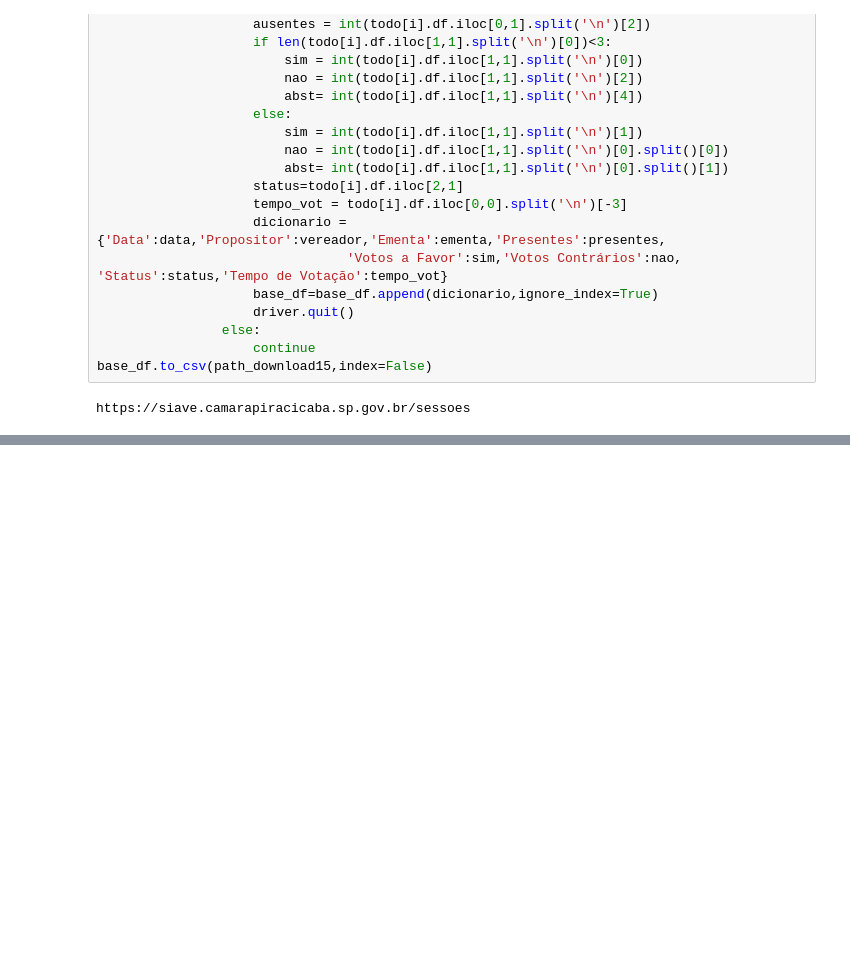
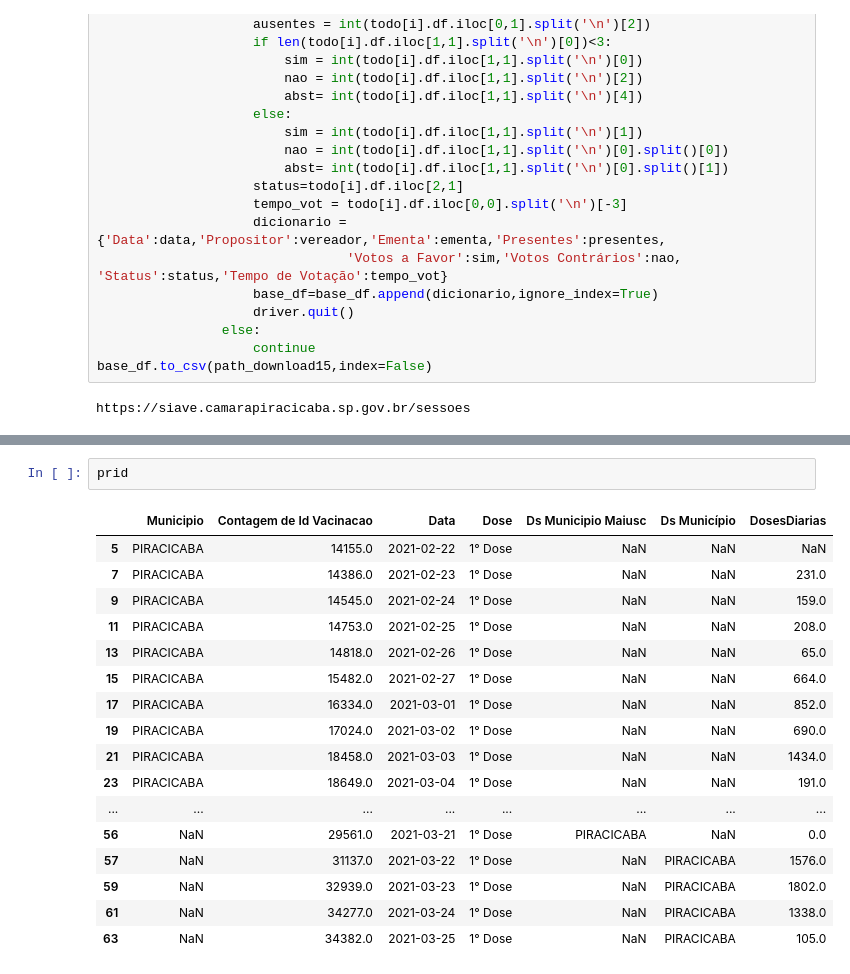
Before and after one commit to yanprada/platform-curiocidades, a Jupyter notebook: notebook/Notes Automaticos.ipynb, the cells around one changed output, grey strips where cells are left out. Saved outputs shown, nothing was run; the diff lists cells and outputs as text; blank space fills up the shorter version.

```diff
--- a/notebook/Notes Automaticos.ipynb
+++ b/notebook/Notes Automaticos.ipynb
@@ -617,0 +692,20 @@ item[0].text
+# %%
+prid
+# %% [output]
+|  | Municipio | Contagem de Id Vacinacao | Data | Dose | Ds Municipio Maiusc | Ds Município | DosesDiarias |
+| 5 | PIRACICABA | 14155.0 | 2021-02-22 | 1° Dose | NaN | NaN | NaN |
+| 7 | PIRACICABA | 14386.0 | 2021-02-23 | 1° Dose | NaN | NaN | 231.0 |
+| 9 | PIRACICABA | 14545.0 | 2021-02-24 | 1° Dose | NaN | NaN | 159.0 |
+| 11 | PIRACICABA | 14753.0 | 2021-02-25 | 1° Dose | NaN | NaN | 208.0 |
+| 13 | PIRACICABA | 14818.0 | 2021-02-26 | 1° Dose | NaN | NaN | 65.0 |
+| 15 | PIRACICABA | 15482.0 | 2021-02-27 | 1° Dose | NaN | NaN | 664.0 |
+| 17 | PIRACICABA | 16334.0 | 2021-03-01 | 1° Dose | NaN | NaN | 852.0 |
+| 19 | PIRACICABA | 17024.0 | 2021-03-02 | 1° Dose | NaN | NaN | 690.0 |
+| 21 | PIRACICABA | 18458.0 | 2021-03-03 | 1° Dose | NaN | NaN | 1434.0 |
+| 23 | PIRACICABA | 18649.0 | 2021-03-04 | 1° Dose | NaN | NaN | 191.0 |
+| ... | ... | ... | ... | ... | ... | ... | ... |
+| 56 | NaN | 29561.0 | 2021-03-21 | 1° Dose | PIRACICABA | NaN | 0.0 |
+| 57 | NaN | 31137.0 | 2021-03-22 | 1° Dose | NaN | PIRACICABA | 1576.0 |
+| 59 | NaN | 32939.0 | 2021-03-23 | 1° Dose | NaN | PIRACICABA | 1802.0 |
+| 61 | NaN | 34277.0 | 2021-03-24 | 1° Dose | NaN | PIRACICABA | 1338.0 |
+| 63 | NaN | 34382.0 | 2021-03-25 | 1° Dose | NaN | PIRACICABA | 105.0 |
```
Also changed, not shown: parts of 16 cells of this notebook, 27 other files.
